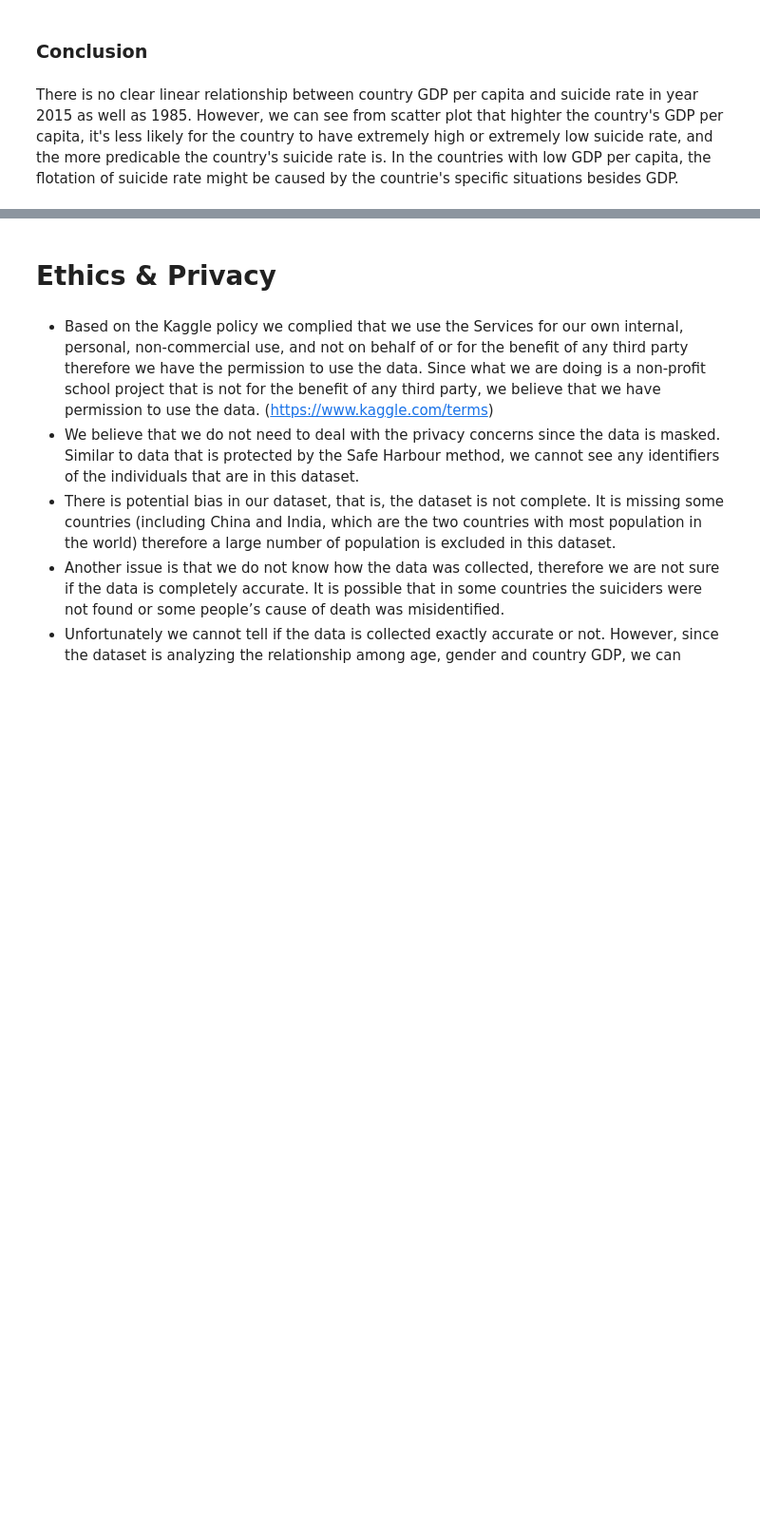
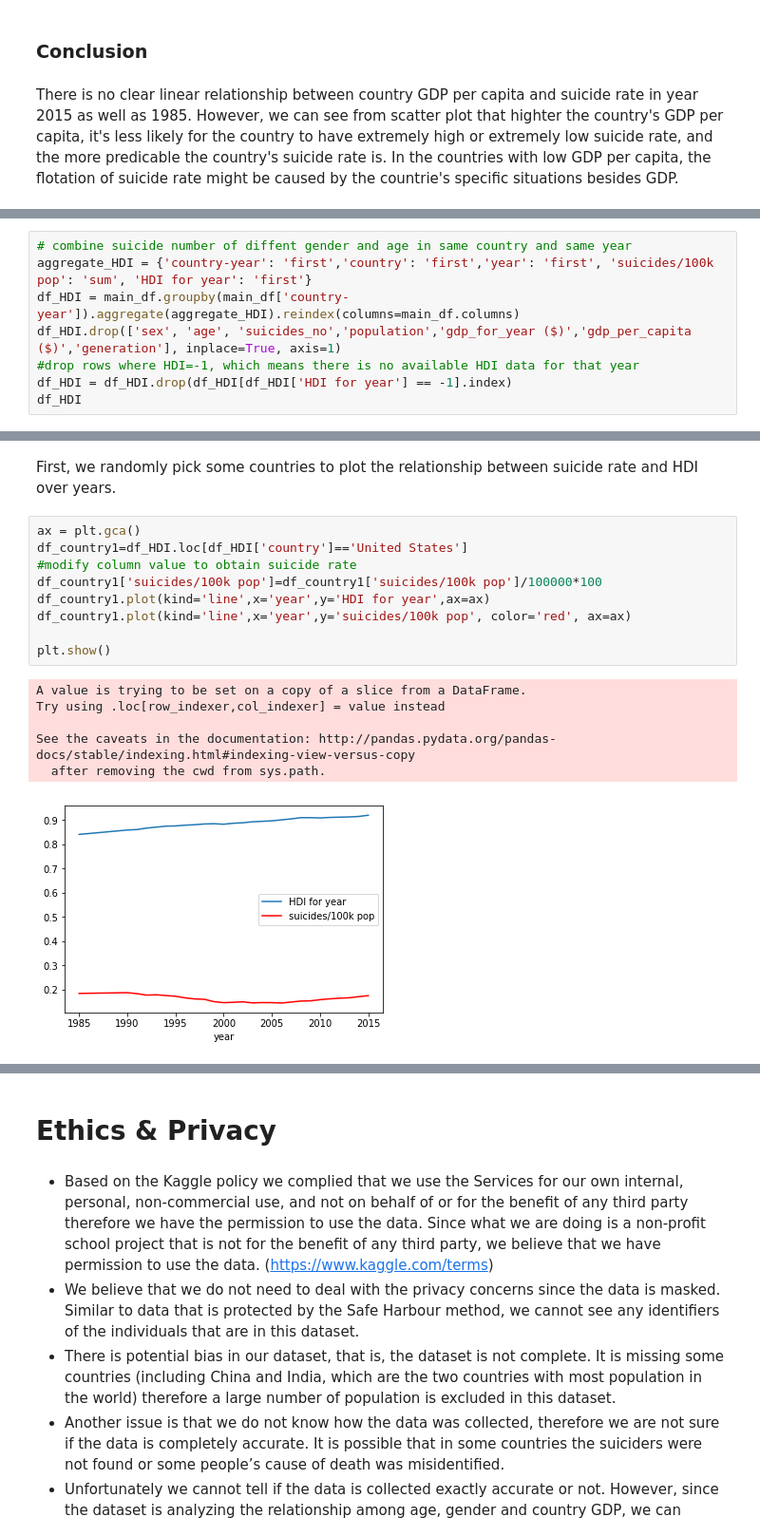
Before and after one commit to YuechenL/COGS108FinalProject, a Jupyter notebook: FinalProject.ipynb, the cells around one changed output, grey strips where cells are left out. Shown at 95% size. Saved outputs shown, nothing was run; the diff lists cells and outputs as text; blank space fills up the shorter version.

```diff
--- a/FinalProject.ipynb
+++ b/FinalProject.ipynb
@@ -427,0 +446,8 @@ There is no clear linear relationship between country GDP per capita and suicide
+# %%
+# combine suicide number of diffent gender and age in same country and same year
+aggregate_HDI = {'country-year': 'first','country': 'first','year': 'first', 'suicides/100k pop': 'sum', 'HDI for year': 'first'}
+df_HDI = main_df.groupby(main_df['country-year']).aggregate(aggregate_HDI).reindex(columns=main_df.columns)
+df_HDI.drop(['sex', 'age', 'suicides_no','population','gdp_for_year ($)','gdp_per_capita ($)','generation'], inplace=True, axis=1)
+#drop rows where HDI=-1, which means there is no available HDI data for that year
+df_HDI = df_HDI.drop(df_HDI[df_HDI['HDI for year'] == -1].index)
+df_HDI
@@ -427,0 +474,18 @@ There is no clear linear relationship between country GDP per capita and suicide
+# %% [markdown]
+First, we randomly pick some countries to plot the relationship between suicide rate and HDI over years.
+# %%
+ax = plt.gca()
+df_country1=df_HDI.loc[df_HDI['country']=='United States']
+#modify column value to obtain suicide rate
+df_country1['suicides/100k pop']=df_country1['suicides/100k pop']/100000*100
+df_country1.plot(kind='line',x='year',y='HDI for year',ax=ax)
+df_country1.plot(kind='line',x='year',y='suicides/100k pop', color='red', ax=ax)
+
+plt.show()
+# %% [output]
+A value is trying to be set on a copy of a slice from a DataFrame.
+Try using .loc[row_indexer,col_indexer] = value instead
+
+See the caveats in the documentation: http://pandas.pydata.org/pandas-docs/stable/indexing.html#indexing-view-versus-copy
+  after removing the cwd from sys.path.
+[figure, added]
```
Also changed, not shown: parts of 23 cells of this notebook.
